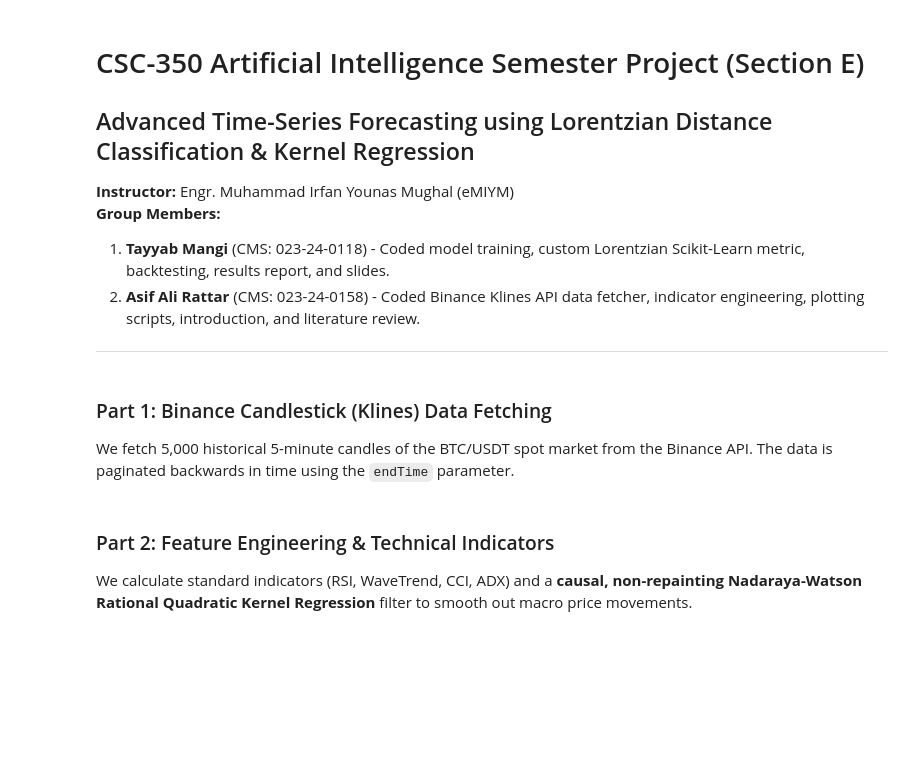
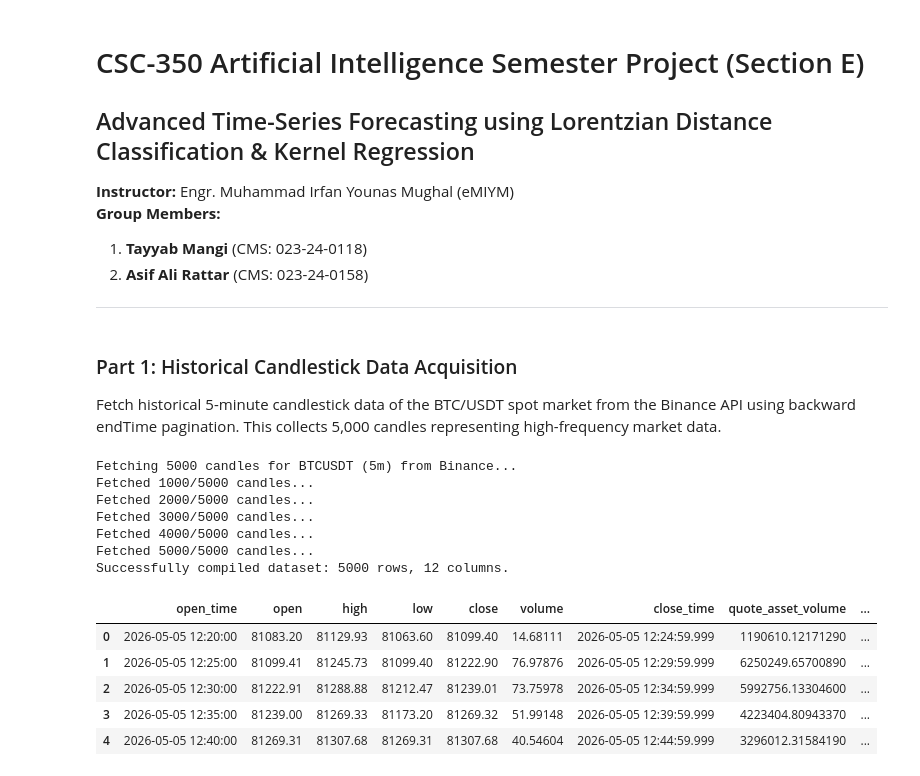
Before and after one commit to taybro-o/Lorentzian-Classification-ML, a Jupyter notebook: code/main.ipynb, the cells around one changed output. Cells and saved outputs as stored; diff of their text form; code cells hidden in the pictures; blank space fills up the shorter version.

```diff
--- a/code/main.ipynb
+++ b/code/main.ipynb
@@ -4,8 +4,8 @@
 
 **Instructor:** Engr. Muhammad Irfan Younas Mughal (eMIYM)
 **Group Members:**
-1. **Tayyab Mangi** (CMS: 023-24-0118) - Coded model training, custom Lorentzian Scikit-Learn metric, backtesting, results report, and slides.
-2. **Asif Ali Rattar** (CMS: 023-24-0158) - Coded Binance Klines API data fetcher, indicator engineering, plotting scripts, introduction, and literature review.
+1. **Tayyab Mangi** (CMS: 023-24-0118)
+2. **Asif Ali Rattar** (CMS: 023-24-0158)
 
 ---
 # %%
@@ -29,16 +30,10 @@ from sklearn.metrics import classification_report, confusion_matrix, roc_curve,
 # %% [markdown]
-### Part 1: Binance Candlestick (Klines) Data Fetching
-We fetch 5,000 historical 5-minute candles of the BTC/USDT spot market from the Binance API. The data is paginated backwards in time using the `endTime` parameter.
+### Part 1: Historical Candlestick Data Acquisition
+Fetch historical 5-minute candlestick data of the BTC/USDT spot market from the Binance API using backward endTime pagination. This collects 5,000 candles representing high-frequency market data.
 # %%
-import os
-import requests
-import pandas as pd
-import time
-
 def fetch_binance_klines(symbol="BTCUSDT", interval="5m", limit=1000, end_time=None):
     """
     Fetch a single batch of klines from the Binance API.
-    Uses endTime to allow backward pagination.
     """
     url = "https://api.binance.com/api/v3/klines"
     params = {
@@ -55,13 +50,13 @@ def fetch_binance_klines(symbol="BTCUSDT", interval="5m", limit=1000, end_time=N
 
 def fetch_historical_dataset(symbol="BTCUSDT", interval="5m", total_candles=5000):
     """
-    Fetch a large historical dataset of klines by looping in batches of 1000 backwards in time.
+    Fetch a large historical dataset of klines by looping in batches backwards in time.
     """
     print(f"Fetching {total_candles} candles for {symbol} ({interval}) from Binance...")
     all_klines = []
     current_end = None
+    batch_size = 1000
 
-    batch_size = 1000
     while len(all_klines) < total_candles:
         remaining = total_candles - len(all_klines)
         limit = min(batch_size, remaining)
@@ -71,39 +66,52 @@ def fetch_historical_dataset(symbol="BTCUSDT", interval="5m", total_candles=5000
             if not klines:
                 break
 
-            # Prepend the older klines to keep chronological order
+            # Prepend older klines to keep chronological order
             all_klines = klines + all_klines
 
-            # The next batch must end 1ms before the oldest candle in the current batch
+            # Set the next batch end to 1ms before the oldest candle in the current batch
             first_open_time = klines[0][0]
             current_end = first_open_time - 1
 
             print(f"Fetched {len(all_klines)}/{total_candles} candles...")
-            # Small delay to respect API limits
             time.sleep(0.1)
         except Exception as e:
             print(f"Error fetching data from Binance: {e}")
             break
 
     # Format raw API response into a pandas DataFrame
     columns = [
         "open_time", "open", "high", "low", "close", "volume",
         "close_time", "quote_asset_volume", "number_of_trades",
         "taker_buy_base_asset_volume", "taker_buy_quote_asset_volume", "ignore"
     ]
-    # In case we fetched slightly more due to batch alignment, slice to match requested amount
     df = pd.DataFrame(all_klines[-total_candles:], columns=columns)
 
     # Cast numerical fields to float
     numeric_cols = ["open", "high", "low", "close", "volume"]
     for col in numeric_cols:
         df[col] = df[col].astype(float)
 
-    # Convert timestamps to human-readable dates
     df["open_time"] = pd.to_datetime(df["open_time"], unit="ms")
     df["close_time"] = pd.to_datetime(df["close_time"], unit="ms")
 
     return df
+
+# Execute historical data fetching
+df = fetch_historical_dataset(symbol="BTCUSDT", interval="5m", total_candles=5000)
+print(f"Successfully compiled dataset: {df.shape[0]} rows, {df.shape[1]} columns.")
+df.head()
+# %% [output]
+Fetching 5000 candles for BTCUSDT (5m) from Binance...
+Fetched 1000/5000 candles...
+Fetched 2000/5000 candles...
+Fetched 3000/5000 candles...
+Fetched 4000/5000 candles...
+Fetched 5000/5000 candles...
+Successfully compiled dataset: 5000 rows, 12 columns.
+|  | open_time | open | high | low | close | volume | close_time | quote_asset_volume | ... |
+| 0 | 2026-05-05 12:20:00 | 81083.20 | 81129.93 | 81063.60 | 81099.40 | 14.68111 | 2026-05-05 12:24:59.999 | 1190610.12171290 | ... |
+| 1 | 2026-05-05 12:25:00 | 81099.41 | 81245.73 | 81099.40 | 81222.90 | 76.97876 | 2026-05-05 12:29:59.999 | 6250249.65700890 | ... |
+| 2 | 2026-05-05 12:30:00 | 81222.91 | 81288.88 | 81212.47 | 81239.01 | 73.75978 | 2026-05-05 12:34:59.999 | 5992756.13304600 | ... |
+| 3 | 2026-05-05 12:35:00 | 81239.00 | 81269.33 | 81173.20 | 81269.32 | 51.99148 | 2026-05-05 12:39:59.999 | 4223404.80943370 | ... |
+| 4 | 2026-05-05 12:40:00 | 81269.31 | 81307.68 | 81269.31 | 81307.68 | 40.54604 | 2026-05-05 12:44:59.999 | 3296012.31584190 | ... |
-# %% [markdown]
-### Part 2: Feature Engineering & Technical Indicators
-We calculate standard indicators (RSI, WaveTrend, CCI, ADX) and a **causal, non-repainting Nadaraya-Watson Rational Quadratic Kernel Regression** filter to smooth out macro price movements.
```
Also changed, not shown: parts of 20 cells of this notebook.
